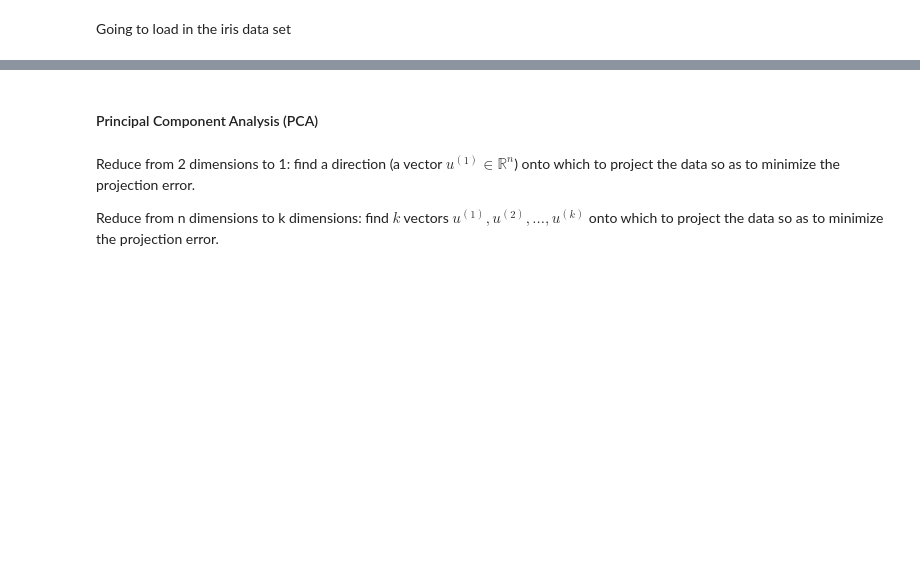
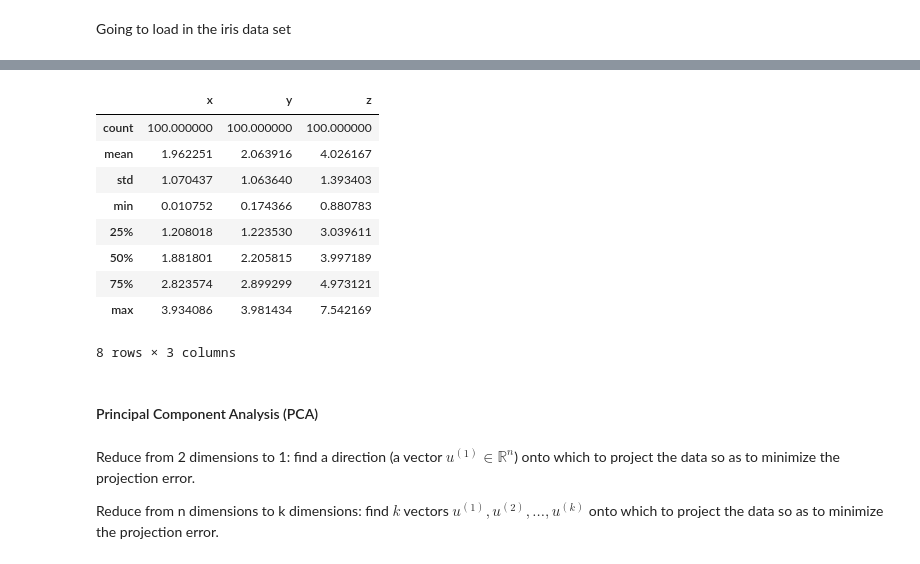
Before and after one commit to Chuphay/m_learning, a Jupyter notebook: ML82.ipynb, the cells around one changed output, grey strips where cells are left out. Cells and saved outputs as stored; diff of their text form; code cells hidden in the pictures; blank space fills up the shorter version.

```diff
--- a/ML82.ipynb
+++ b/ML82.ipynb
@@ -59,3 +72,17 @@ max            2.500000    2.000000
+# %%
+df = DataFrame(data, columns = ['x','y','z'])
+df.describe()
+# %% [output]
+|  | x | y | z |
+| count | 100.000000 | 100.000000 | 100.000000 |
+| mean | 1.962251 | 2.063916 | 4.026167 |
+| std | 1.070437 | 1.063640 | 1.393403 |
+| min | 0.010752 | 0.174366 | 0.880783 |
+| 25% | 1.208018 | 1.223530 | 3.039611 |
+| 50% | 1.881801 | 2.205815 | 3.997189 |
+| 75% | 2.823574 | 2.899299 | 4.973121 |
+| max | 3.934086 | 3.981434 | 7.542169 |
+8 rows × 3 columns
 # %% [markdown]
 #### Principal Component Analysis (PCA)
 # %% [markdown]
```
Also changed, not shown: parts of 28 cells of this notebook, 1 other file.
